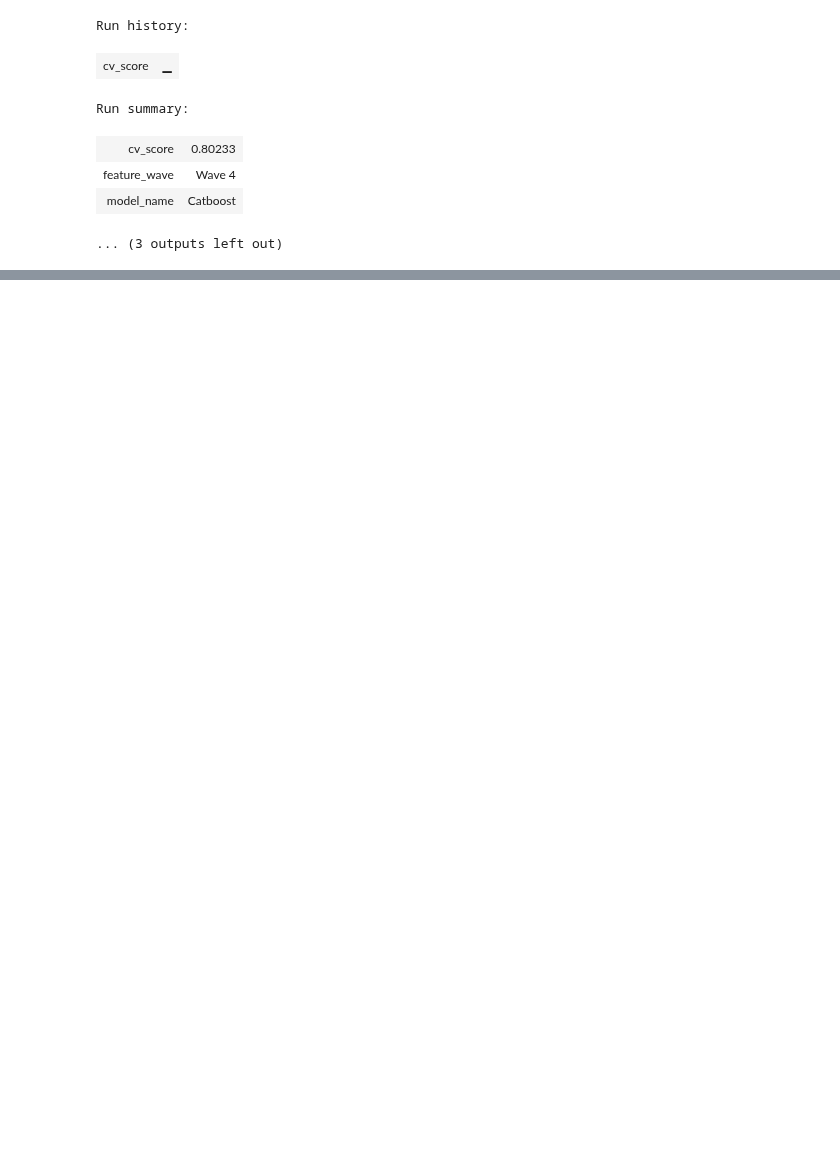
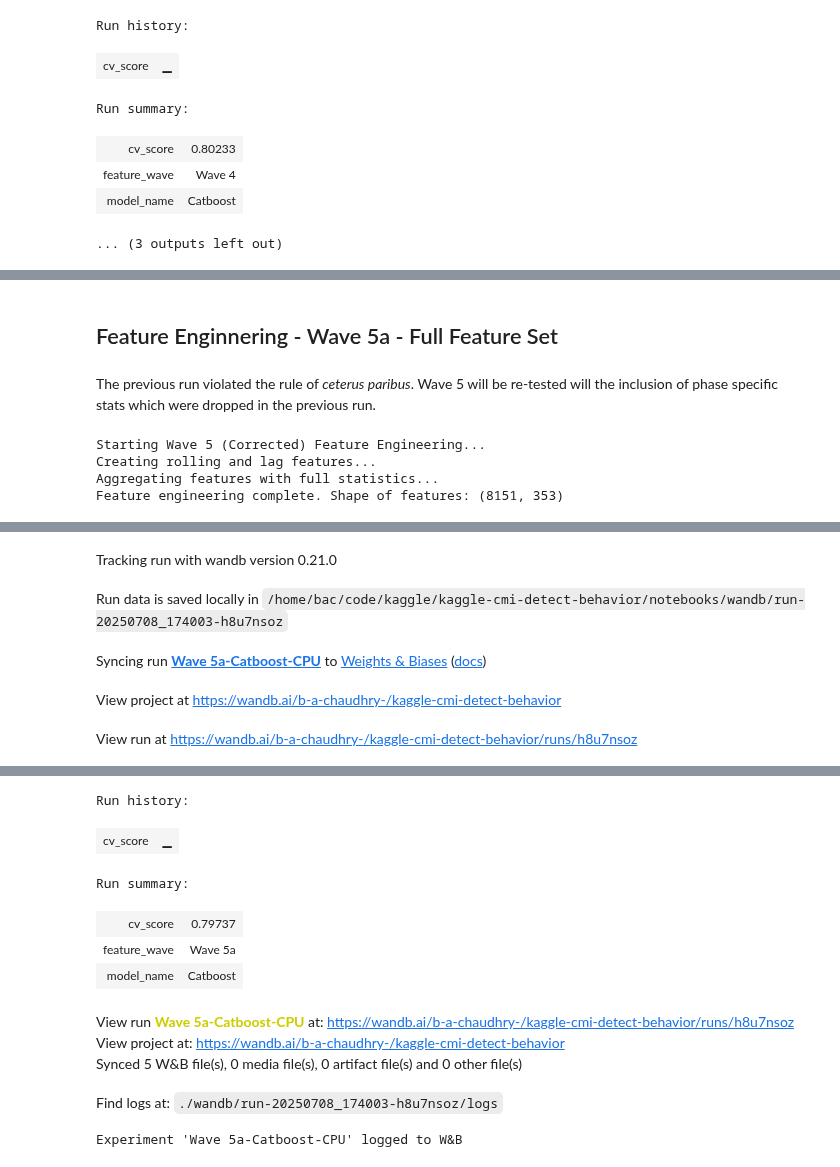
Before and after one commit to bachaudhry/kaggle-cmi-detect-behavior, a Jupyter notebook: notebooks/03-official-metric-baseline.ipynb, the cells around one changed output, grey strips where cells are left out. Cells and saved outputs as stored; diff of their text form; code cells hidden in the pictures; blank space fills up the shorter version.

Commit message:
Run wave 5 and 5a experiments

```diff
--- a/notebooks/03-official-metric-baseline.ipynb
+++ b/notebooks/03-official-metric-baseline.ipynb
@@ -660,0 +814,4 @@ Run summary:
+# %% [markdown]
+## Feature Enginnering - Wave 5a - Full Feature Set
+# %% [markdown]
+The previous run violated the rule of _ceterus paribus_. Wave 5 will be re-tested will the inclusion of phase specific stats which were dropped in the previous run.
@@ -660,0 +881,58 @@ Run summary:
+# %%
+features_df = create_wave5a_features(train_df)
+# %% [output]
+Starting Wave 5 (Corrected) Feature Engineering...
+Creating rolling and lag features...
+Aggregating features with full statistics...
+Feature engineering complete. Shape of features: (8151, 353)
+# %%
+# Setup training run and prep data
+FEATURE_WAVE = "Wave 5a"
+MODEL_NAME = "Catboost"
+EXPERIMENT_NAME = f"{FEATURE_WAVE}-{MODEL_NAME}-CPU"
+N_SPLITS = 5
+
+# --- Model Parameters ---
+params = {
+    'iterations': 1000, 'learning_rate': 0.05, 'depth': 6,
+    'loss_function': 'MultiClass', 'eval_metric': 'MultiClass',
+    'random_seed': SEED, 'verbose': 0
+}
+
+# --- Prepare data for CV ---
+X = features_df.drop(columns=['sequence_id', 'subject', 'gesture', 'gesture_encoded'])
+y = features_df['gesture_encoded']
+groups = features_df['subject']
+# %%
+# Train and evaluate.
+fold_scores = []
+cv = StratifiedGroupKFold(n_splits=N_SPLITS, shuffle=True, random_state=SEED)
+for fold, (train_idx, val_idx) in enumerate(cv.split(X, y, groups)):
+    print(f"--- Fold {fold+1}/{N_SPLITS} ---")
+
+    X_train, y_train = X.iloc[train_idx], y.iloc[train_idx]
+    X_val, y_val = X.iloc[val_idx], y.iloc[val_idx]
+
+    model = cat.CatBoostClassifier(**params)
+    model.fit(X_train, y_train, eval_set=[(X_val, y_val)], early_stopping_rounds=100)
+
+    # Predict on validation set
+    val_preds_proba = model.predict_proba(X_val)
+
+    # Evaluate fold performance using the official metric
+    fold_score = average_f1_score(y_val, val_preds_proba)
+    fold_scores.append(fold_score)
+    print(f"Fold {fold+1} Competition F1 Score: {fold_score:.5f}")
+
+# --- Final Score and Logging ---
+mean_cv_score = np.mean(fold_scores)
+print(f"\n--- CV Summary for {MODEL_NAME} ---")
+print(f"Mean Competition F1 Score: {mean_cv_score:.5f}")
+print(f"Std Dev: {np.std(fold_scores):.5f}\n")
+
+tracker.log_experiment(
+    experiment_name=EXPERIMENT_NAME, model_name=MODEL_NAME, feature_wave=FEATURE_WAVE,
+    cv_score=mean_cv_score, params=params,
+    notes="Evaluating Wave-5a baseline - Wave 4+temporal+rFULLfeatures "
+)
+# %% [output]
@@ -660,0 +955,5 @@ Run summary:
+Tracking run with wandb version 0.21.0
+Run data is saved locally in /home/bac/code/kaggle/kaggle-cmi-detect-behavior/notebooks/wandb/run-20250708_174003-h8u7nsoz
+Syncing run Wave 5a-Catboost-CPU to Weights & Biases (docs)
+View project at https://wandb.ai/b-a-chaudhry-/kaggle-cmi-detect-behavior
+View run at https://wandb.ai/b-a-chaudhry-/kaggle-cmi-detect-behavior/runs/h8u7nsoz
@@ -660,0 +961,11 @@ Run summary:
+Run history:
+| cv_score | ▁ |
+Run summary:
+| cv_score | 0.79737 |
+| feature_wave | Wave 5a |
+| model_name | Catboost |
+View run Wave 5a-Catboost-CPU at: https://wandb.ai/b-a-chaudhry-/kaggle-cmi-detect-behavior/runs/h8u7nsoz
+View project at: https://wandb.ai/b-a-chaudhry-/kaggle-cmi-detect-behavior
+Synced 5 W&B file(s), 0 media file(s), 0 artifact file(s) and 0 other file(s)
+Find logs at: ./wandb/run-20250708_174003-h8u7nsoz/logs
+Experiment 'Wave 5a-Catboost-CPU' logged to W&B
```
Also changed, not shown: parts of 8 cells of this notebook.
